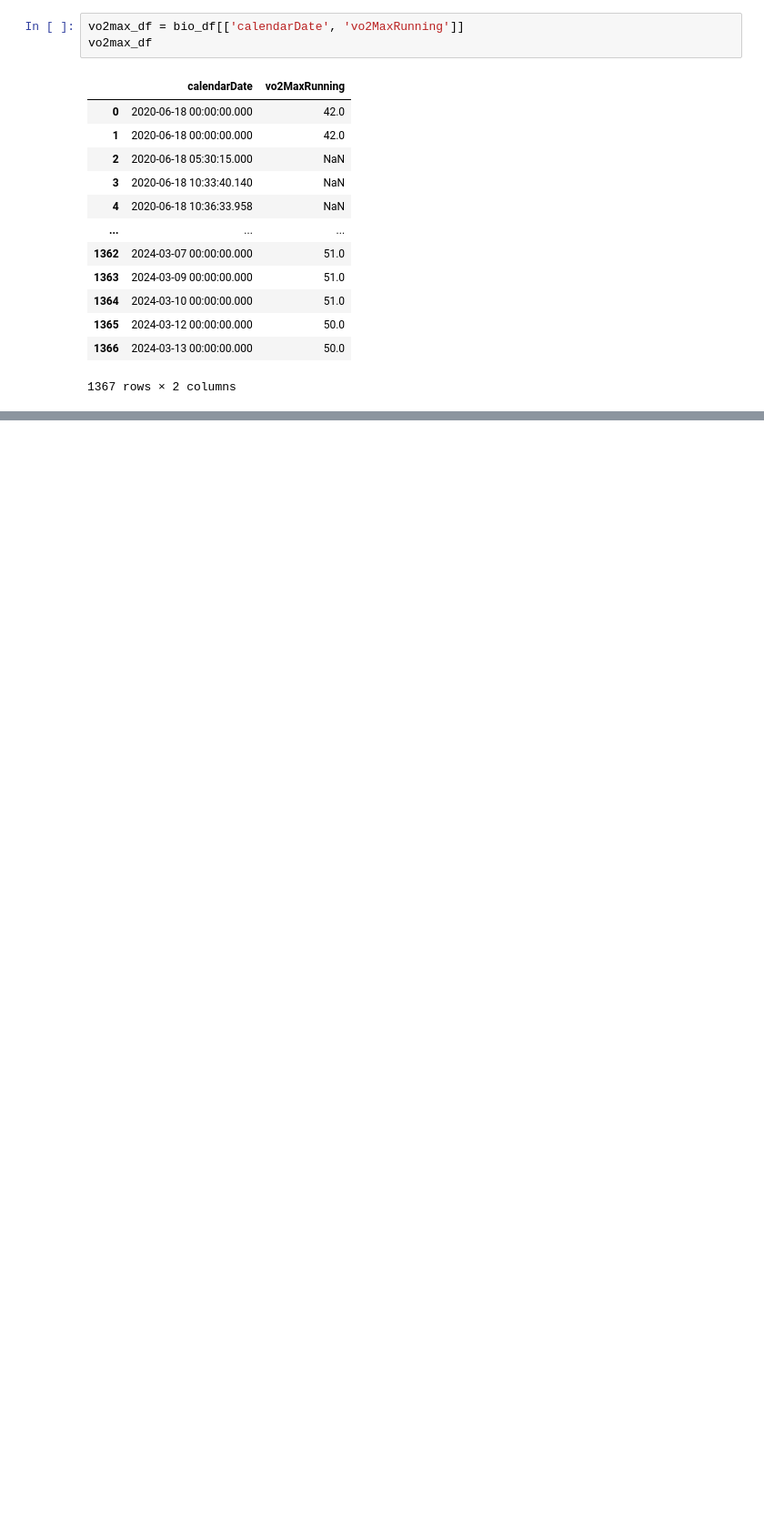
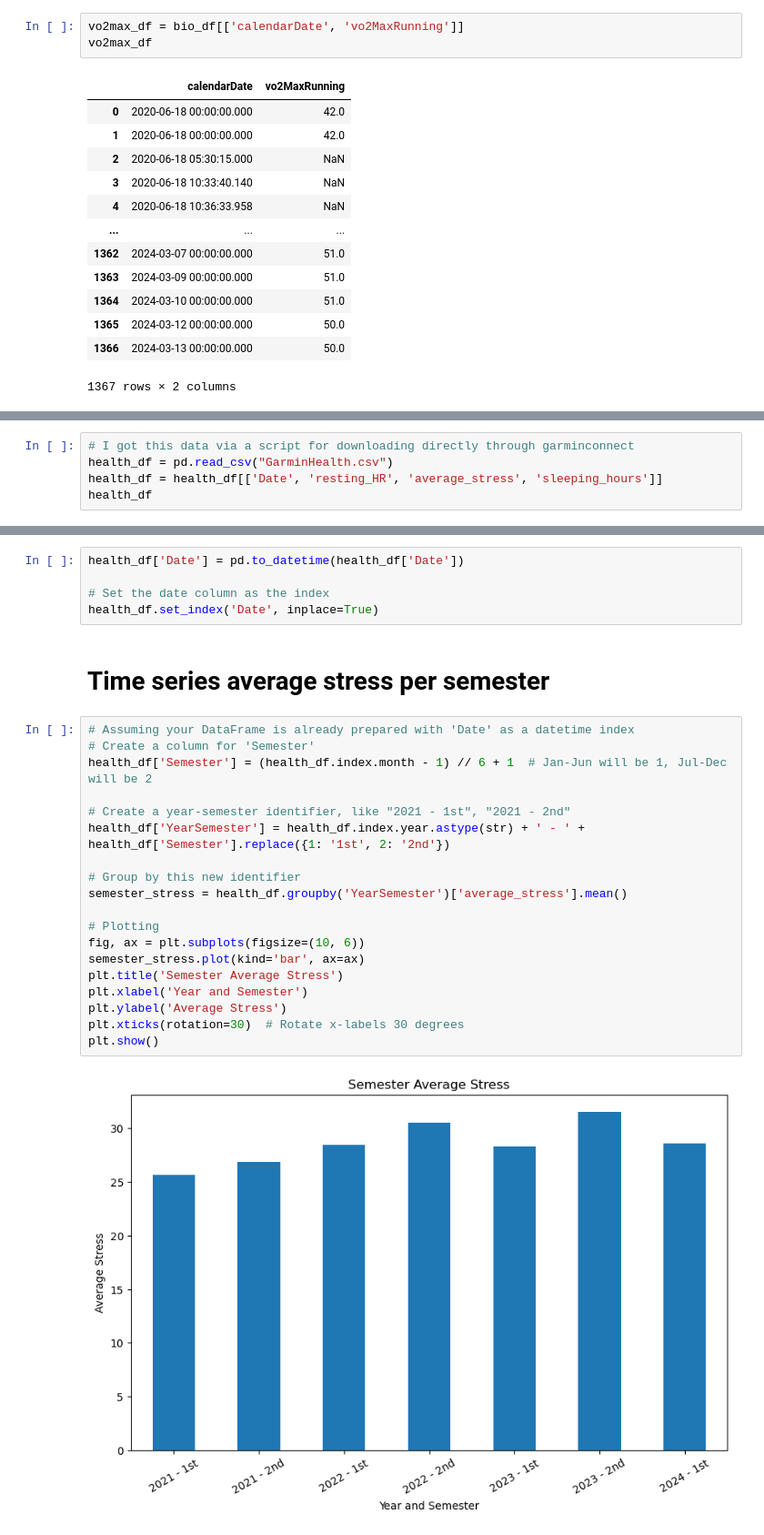
Before and after one commit to cats-and-the-city/playground, a Jupyter notebook: GarminDataStressWellnessActivities.ipynb, the cells around one changed output, grey strips where cells are left out. Shown: that part at 91% size. Drawn from its saved outputs; the diff is of its cells as text; blank space fills up the shorter version.

Commit message:
Added various time series for stress levels
Time series, yearly, monthly, per semester, weekly, weekly per semester.

```diff
--- a/GarminDataStressWellnessActivities.ipynb
+++ b/GarminDataStressWellnessActivities.ipynb
@@ -217,0 +261,5 @@ focus_agg_df[['allDayStress_aggregatorList']]
+# %%
+# I got this data via a script for downloading directly through garminconnect
+health_df = pd.read_csv("GarminHealth.csv")
+health_df = health_df[['Date', 'resting_HR', 'average_stress', 'sleeping_hours']]
+health_df
@@ -217,0 +280,28 @@ focus_agg_df[['allDayStress_aggregatorList']]
+# %%
+health_df['Date'] = pd.to_datetime(health_df['Date'])
+
+# Set the date column as the index
+health_df.set_index('Date', inplace=True)
+# %% [markdown]
+# Time series average stress per semester
+# %%
+# Assuming your DataFrame is already prepared with 'Date' as a datetime index
+# Create a column for 'Semester'
+health_df['Semester'] = (health_df.index.month - 1) // 6 + 1  # Jan-Jun will be 1, Jul-Dec will be 2
+
+# Create a year-semester identifier, like "2021 - 1st", "2021 - 2nd"
+health_df['YearSemester'] = health_df.index.year.astype(str) + ' - ' + health_df['Semester'].replace({1: '1st', 2: '2nd'})
+
+# Group by this new identifier
+semester_stress = health_df.groupby('YearSemester')['average_stress'].mean()
+
+# Plotting
+fig, ax = plt.subplots(figsize=(10, 6))
+semester_stress.plot(kind='bar', ax=ax)
+plt.title('Semester Average Stress')
+plt.xlabel('Year and Semester')
+plt.ylabel('Average Stress')
+plt.xticks(rotation=30)  # Rotate x-labels 30 degrees
+plt.show()
+# %% [output]
+[figure, added]
```
Also changed, not shown: parts of 26 cells of this notebook.
